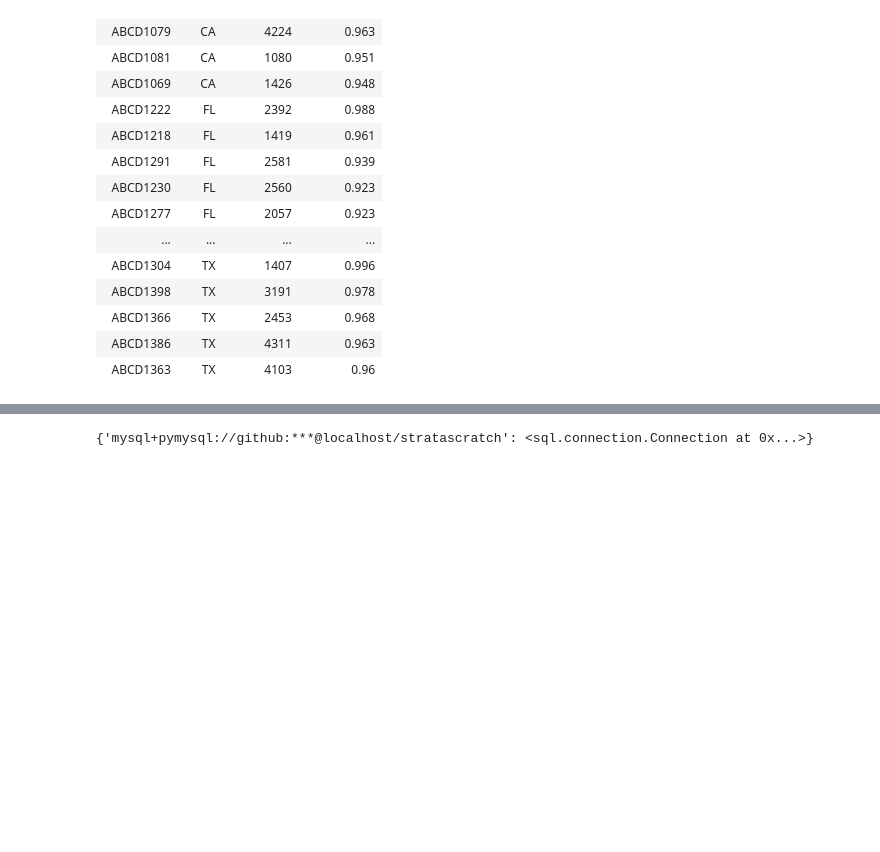
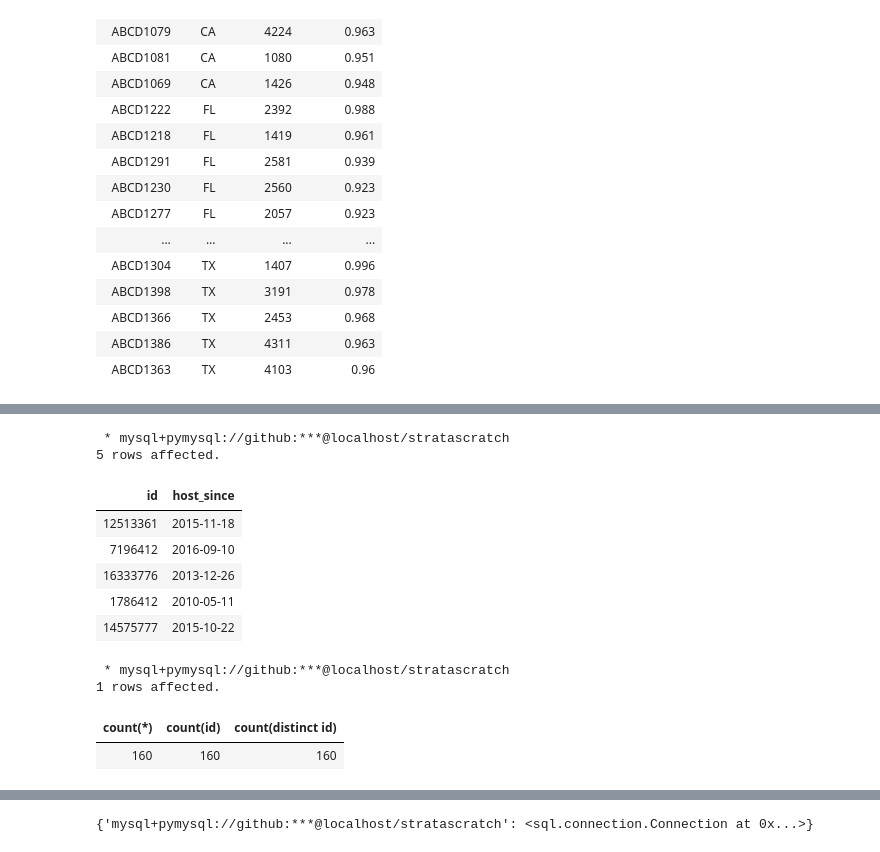
Before and after one commit to tinavo58/small-projects, a Jupyter notebook: mixed-python-sql/ss_mysql.ipynb, the cells around one changed output, grey strips where cells are left out. Cells and saved outputs as stored; diff of their text form; code cells hidden in the pictures; blank space fills up the shorter version.

```diff
--- a/mixed-python-sql/ss_mysql.ipynb
+++ b/mixed-python-sql/ss_mysql.ipynb
@@ -356,0 +414,22 @@ where percentile <= 5
+# %%
+%%sql
+select * from airbnb_search_details limit 5;
+# %% [output]
+ * mysql+pymysql://github:***@localhost/stratascratch
+5 rows affected.
+| id | host_since |
+| 12513361 | 2015-11-18 |
+| 7196412 | 2016-09-10 |
+| 16333776 | 2013-12-26 |
+| 1786412 | 2010-05-11 |
+| 14575777 | 2015-10-22 |
+# %%
+%%sql
+select
+    count(*), count(id), count(distinct id)
+from airbnb_search_details
+# %% [output]
+ * mysql+pymysql://github:***@localhost/stratascratch
+1 rows affected.
+| count(*) | count(id) | count(distinct id) |
+| 160 | 160 | 160 |
```
Also changed, not shown: parts of 5 cells of this notebook.
